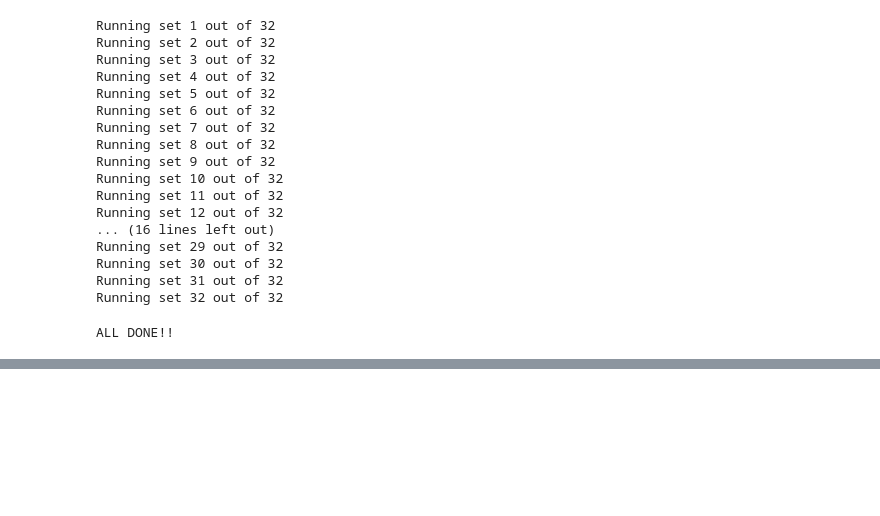
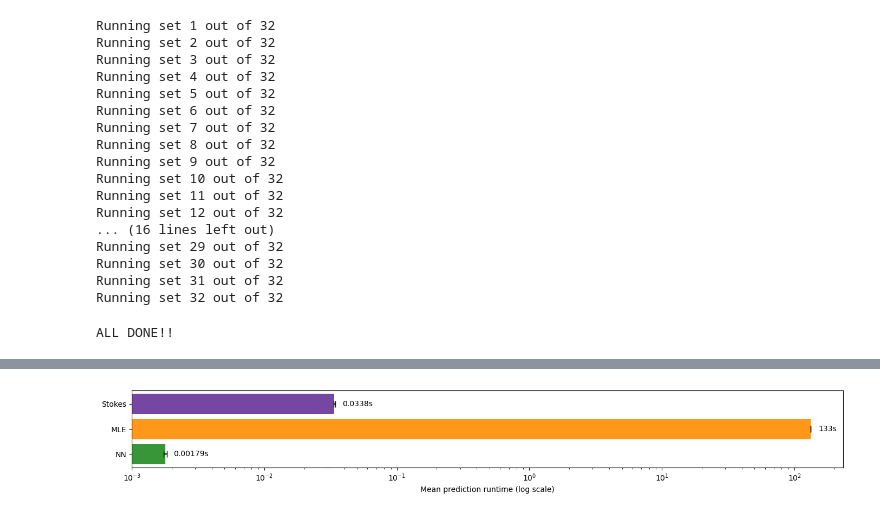
Before and after one commit to Charlow88/Masters-Project, a Jupyter notebook: src/masters_project/full_analysis.ipynb, the cells around one changed output, grey strips where cells are left out. Saved outputs shown, nothing was run; the diff lists cells and outputs as text; code cells hidden in the pictures; blank space fills up the shorter version.

Commit message:
figures fully generated, ready to plan out report before writing

```diff
--- a/src/masters_project/full_analysis.ipynb
+++ b/src/masters_project/full_analysis.ipynb
@@ -305,0 +308,3 @@ ALL DONE!!
+# %%
+import pickle
+results = pickle.load(open("all_results.pkl", "rb"))
@@ -305,0 +880,85 @@ ALL DONE!!
+# %%
+import numpy as np
+import matplotlib.pyplot as plt
+
+methods = ["Stokes", "MLE", "Physics_Informed_NN"]
+
+colours = {
+    "Stokes": "rebeccapurple",
+    "MLE": "darkorange",
+    "Physics_Informed_NN": "forestgreen"
+}
+
+display_names = {
+    "Stokes": "Stokes",
+    "MLE": "MLE",
+    "Physics_Informed_NN": "NN"
+}
+
+# ------------------------------------------------------------
+# Collect runtimes across all relevant runs
+# ------------------------------------------------------------
+runtime_data = {method: [] for method in methods}
+
+for entry in results:
+    if int(entry["qubits"]) != 2:
+        continue
+
+    for method in methods:
+        if method in entry["outputs"]:
+            runtime_data[method].append(float(entry["outputs"][method]["time"]))
+
+# ------------------------------------------------------------
+# Compute mean runtime and standard error
+# ------------------------------------------------------------
+means = []
+ses = []
+labels = []
+
+for method in methods:
+    vals = np.asarray(runtime_data[method], dtype=float)
+    means.append(np.mean(vals))
+    ses.append(np.std(vals, ddof=1) / np.sqrt(len(vals)))
+    labels.append(display_names[method])
+
+means = np.array(means)
+ses = np.array(ses)
+
+# ------------------------------------------------------------
+# Plot horizontal bar chart
+# ------------------------------------------------------------
+fig, ax = plt.subplots(figsize=(14, 2.2))
+
+y_pos = np.arange(len(methods))
+
+ax.barh(
+    y_pos,
+    means,
+    xerr=ses,
+    color=[colours[m] for m in methods],
+    alpha=0.9,
+    capsize=4
+)
+
+for i, (mean, se) in enumerate(zip(means, ses)):
+    ax.text(
+        mean * 1.15,            # place slightly to the right of the bar
+        i,
+        f"{mean:.3g}s",         # format runtime
+        va="center",
+        fontsize=10
+    )
+
+ax.set_yticks(y_pos)
+ax.set_yticklabels(labels)
+ax.set_xscale("log")
+ax.set_xlabel("Mean prediction runtime (log scale)")
+
+# Put first method at top
+ax.invert_yaxis()
+
+plt.tight_layout()
+plt.savefig("method_runtime_comparison.png", dpi=600)
+plt.show()
+# %% [output]
+[figure, added]
```
Also changed, not shown: parts of 17 cells of this notebook, 7 other files.
